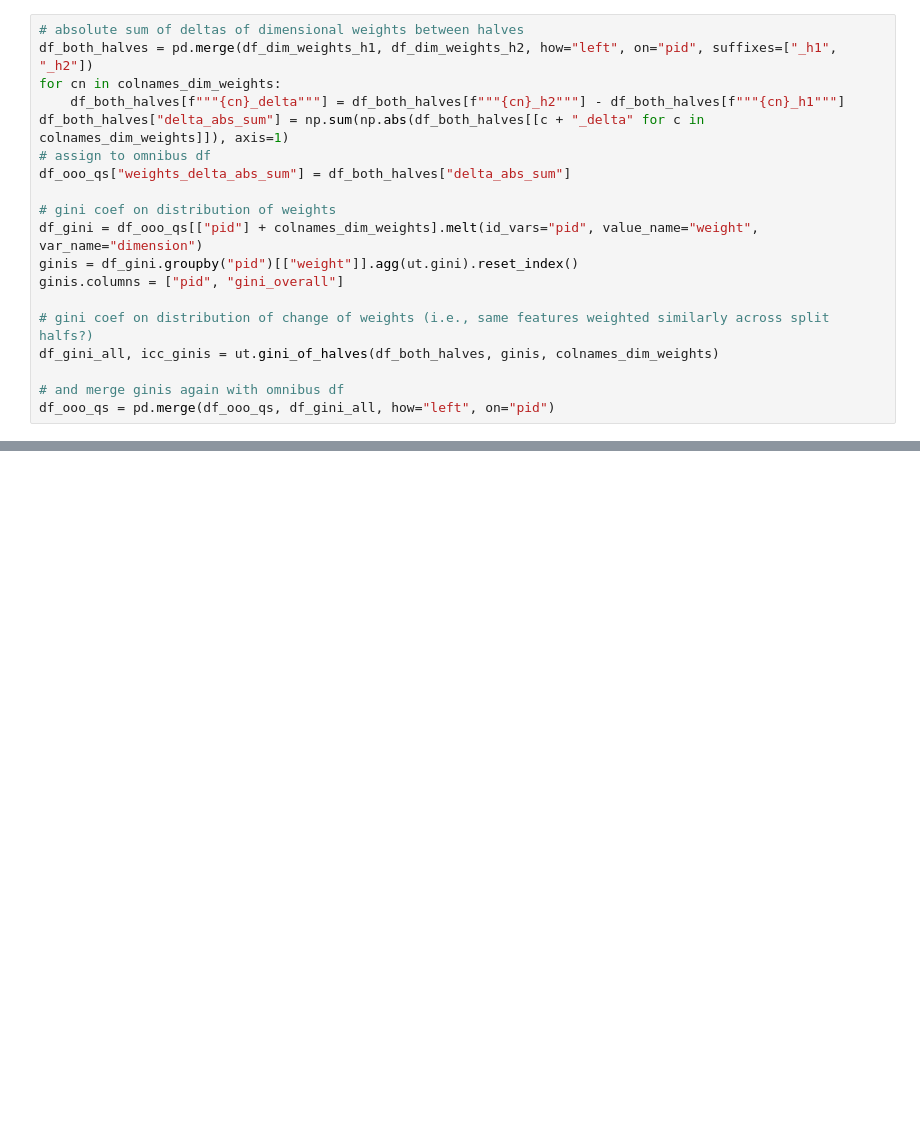
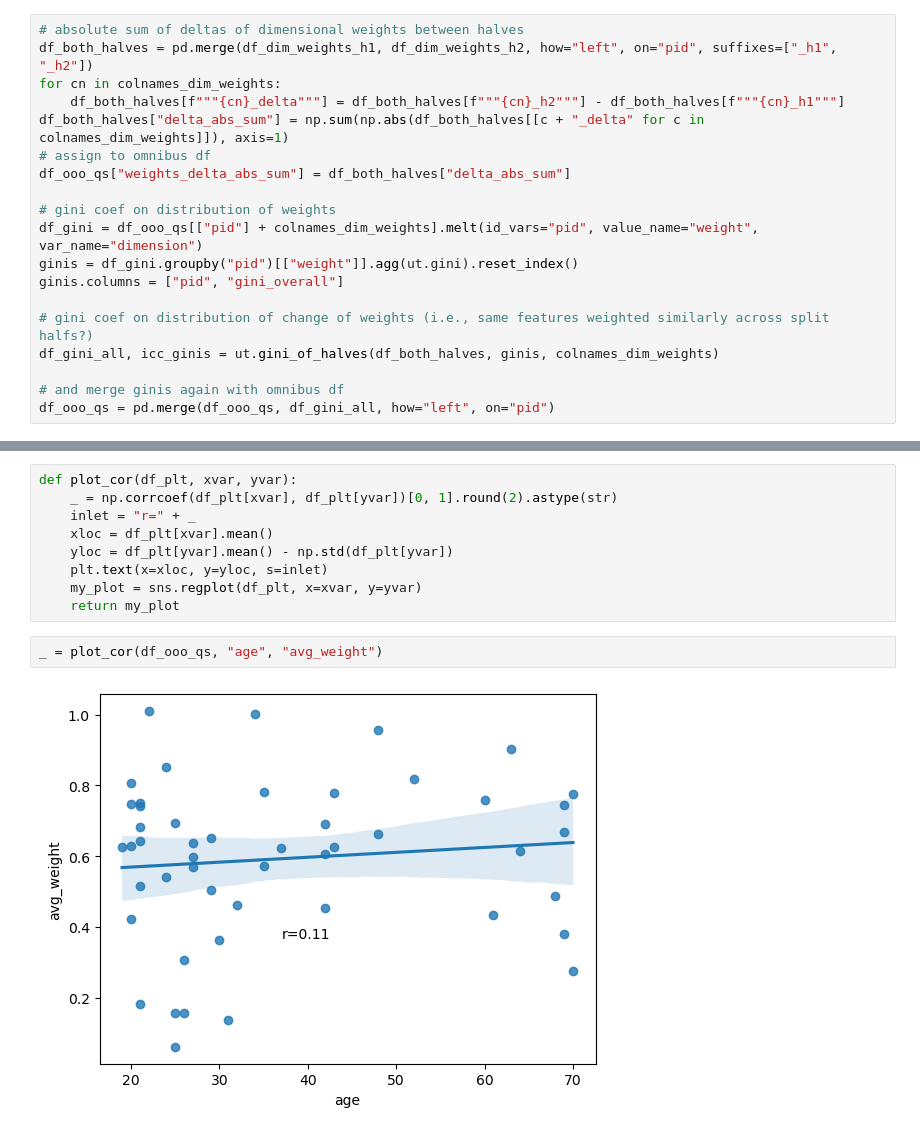
Before and after one commit to MirkoTh/semantic-representations-ID, a Jupyter notebook: analyze-combined-data-model.ipynb, the cells around one changed output, grey strips where cells are left out. Cells and saved outputs as stored; diff of their text form; blank space fills up the shorter version.

```diff
--- a/analyze-combined-data-model.ipynb
+++ b/analyze-combined-data-model.ipynb
@@ -138,0 +170,13 @@ _ = sns.scatterplot(data=df_ooo_qs, x="weights_delta_abs_sum", y="gini_delta")
+# %%
+def plot_cor(df_plt, xvar, yvar):
+    _ = np.corrcoef(df_plt[xvar], df_plt[yvar])[0, 1].round(2).astype(str)
+    inlet = "r=" + _
+    xloc = df_plt[xvar].mean()
+    yloc = df_plt[yvar].mean() - np.std(df_plt[yvar])
+    plt.text(x=xloc, y=yloc, s=inlet)
+    my_plot = sns.regplot(df_plt, x=xvar, y=yvar)
+    return my_plot
+# %%
+_ = plot_cor(df_ooo_qs, "age", "avg_weight")
+# %% [output]
+[figure, added]
```
Also changed, not shown: parts of 36 cells of this notebook.
